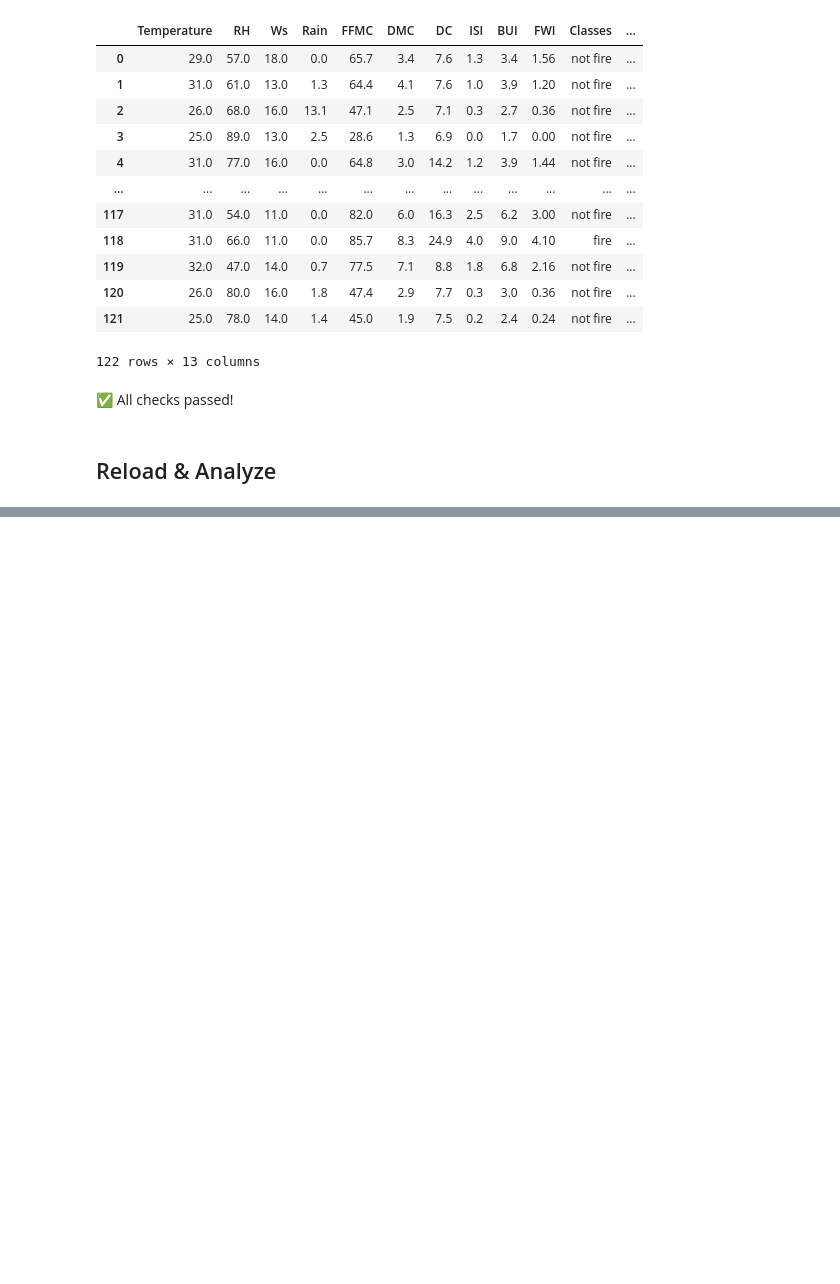
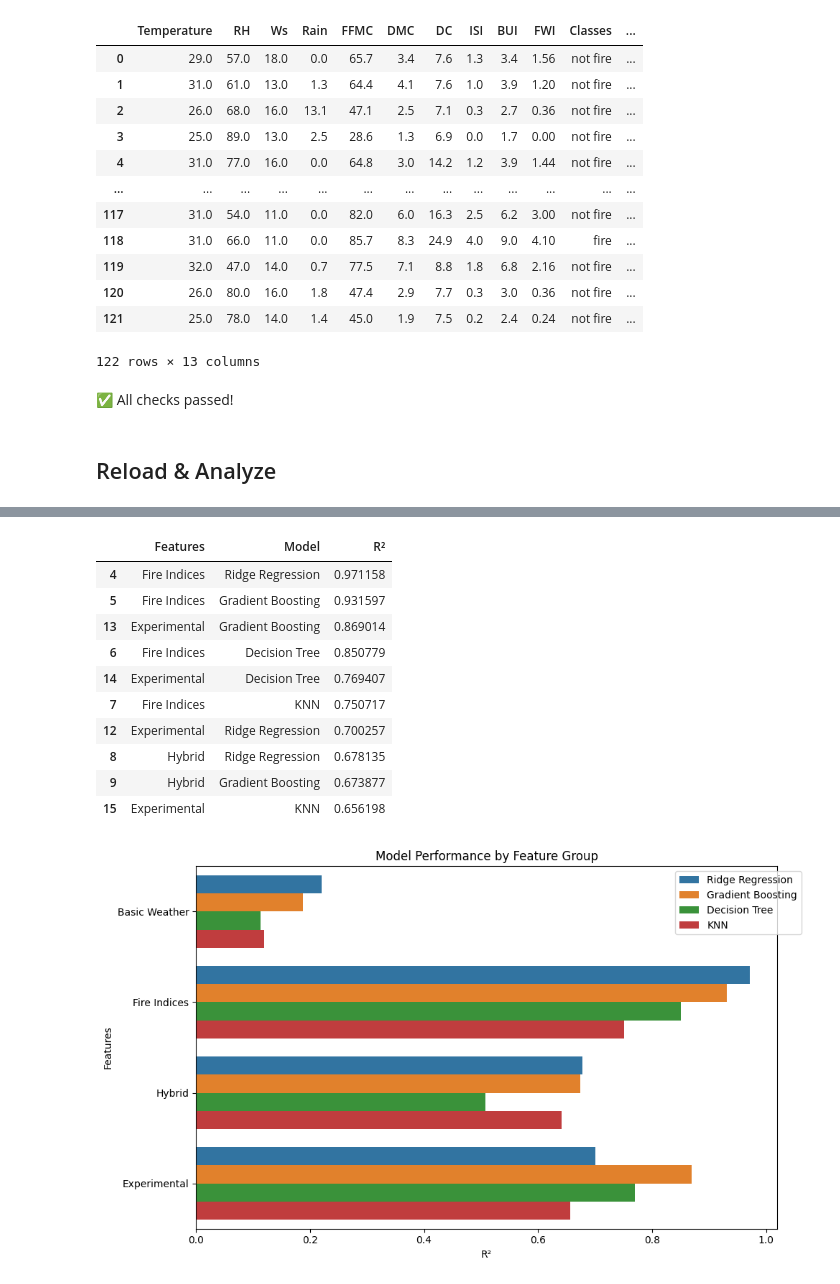
Before and after one commit to SurpriseMhlongo/Data-Quality-MDM-Portfolio, a Jupyter notebook: data-quality-mdm-portfolio.ipynb, the cells around one changed output, grey strips where cells are left out. Drawn from its saved outputs; the diff is of its cells as text; code cells hidden in the pictures; blank space fills up the shorter version.

Commit message:
Kaggle Notebook | Data-Quality-MDM-Portfolio | Version 6

```diff
--- a/data-quality-mdm-portfolio.ipynb
+++ b/data-quality-mdm-portfolio.ipynb
@@ -382,0 +276,67 @@ Consider alternative approaches:
+# %%
+import pandas as pd
+import numpy as np
+from sklearn.ensemble import GradientBoostingRegressor
+from sklearn.linear_model import Ridge
+from sklearn.neighbors import KNeighborsRegressor
+from sklearn.tree import DecisionTreeRegressor
+from sklearn.model_selection import cross_val_score
+import matplotlib.pyplot as plt
+import seaborn as sns
+
+# Load cleaned dataset
+FireData_Cleaned = pd.read_csv("/kaggle/working/FireData_Cleaned.csv")
+
+# Verify load
+print("Data loaded successfully! Shape:", FireData_Cleaned.shape)
+print("Columns:", FireData_Cleaned.columns.tolist())
+
+# ===== DEFINE FEATURE GROUPS =====
+feature_sets = {
+    'Basic Weather': ['Temperature', 'RH', 'Ws', 'Rain'],
+    'Fire Indices': ['FFMC', 'DMC', 'DC', 'ISI', 'BUI'],
+    'Hybrid': ['Temperature', 'DMC', 'DC', 'Ws'],
+    'Experimental': ['FFMC', 'RH', 'DC', 'Rain']
+}
+
+# ===== MODEL TESTING =====
+models = [
+    ('Ridge Regression', Ridge()),
+    ('Gradient Boosting', GradientBoostingRegressor(random_state=42)),
+    ('Decision Tree', DecisionTreeRegressor(max_depth=4)),
+    ('KNN', KNeighborsRegressor())
+]
+
+results = []
+for feature_name, features in feature_sets.items():
+    X = FireData_Cleaned[features]
+    y = FireData_Cleaned['FWI']
+
+    for model_name, model in models:
+        r2 = np.mean(cross_val_score(model, X, y, cv=3, scoring='r2'))
+        results.append({
+            'Features': feature_name,
+            'Model': model_name,
+            'R²': r2
+        })
+
+# ===== 4. RESULTS =====
+results_df = pd.DataFrame(results)
+print("\nTop Performers:")
+display(results_df.sort_values('R²', ascending=False).head(10))
+
+# ===== 5. VISUALIZATION =====
+plt.figure(figsize=(10,6))
+sns.barplot(data=results_df, x='R²', y='Features', hue='Model')
+plt.title("Model Performance by Feature Group")
+plt.legend(bbox_to_anchor=(1.05, 1))
+plt.tight_layout()
+plt.show()
+
+# ===== 6. KEY FINDINGS =====
+print("\n Key Insights:")
+print(f"1. Best Combo: {results_df.loc[results_df['R²'].idxmax(), 'Model']} + {results_df.loc[results_df['R²'].idxmax(), 'Features']} (R²={results_df['R²'].max():.3f})")
+print(f"2. Worst Combo: {results_df.loc[results_df['R²'].idxmin(), 'Model']} + {results_df.loc[results_df['R²'].idxmin(), 'Features']} (R²={results_df['R²'].min():.3f})")
+print("4. Ridge Regression handled correlated fire indices best")
+print("Fire indices (FFMC/DMC/DC/BUI)")
+# %% [output]
@@ -382,0 +347,12 @@ Consider alternative approaches:
+|  | Features | Model | R² |
+| 4 | Fire Indices | Ridge Regression | 0.971158 |
+| 5 | Fire Indices | Gradient Boosting | 0.931597 |
+| 13 | Experimental | Gradient Boosting | 0.869014 |
+| 6 | Fire Indices | Decision Tree | 0.850779 |
+| 14 | Experimental | Decision Tree | 0.769407 |
+| 7 | Fire Indices | KNN | 0.750717 |
+| 12 | Experimental | Ridge Regression | 0.700257 |
+| 8 | Hybrid | Ridge Regression | 0.678135 |
+| 9 | Hybrid | Gradient Boosting | 0.673877 |
+| 15 | Experimental | KNN | 0.656198 |
+[figure, added]
```
Also changed, not shown: parts of 2 cells of this notebook.
